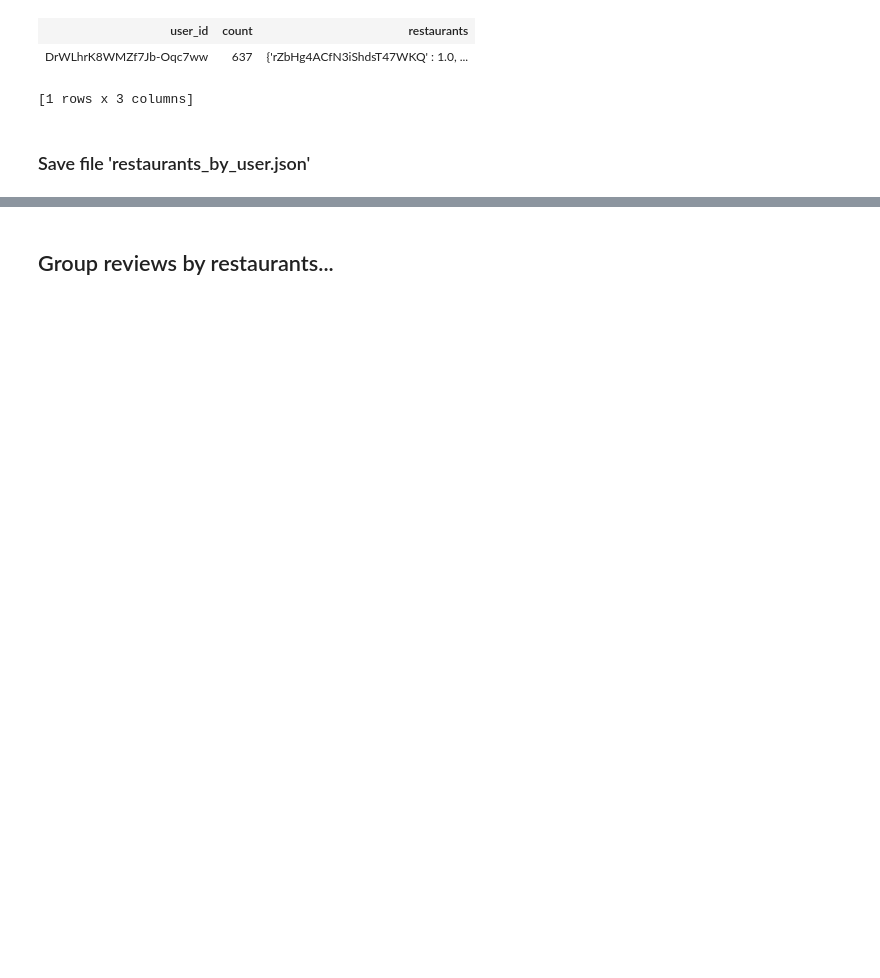
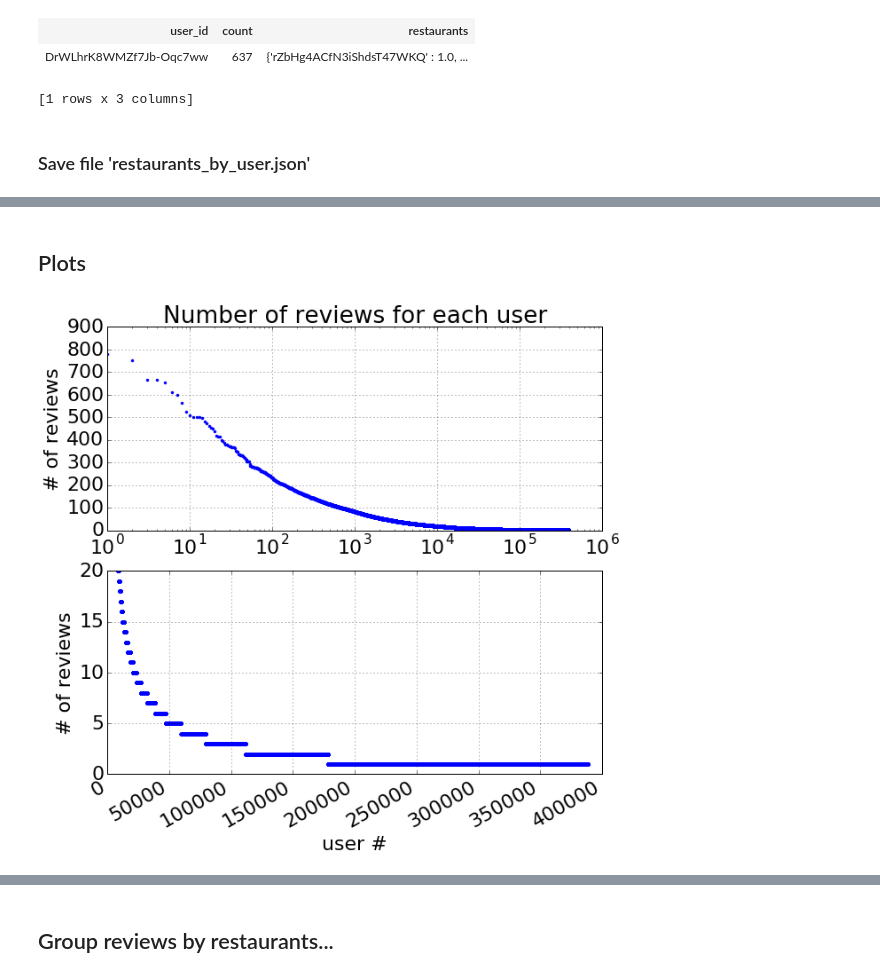
Before and after one commit to AeroGeekDean/traveler_eats_recommender, a Jupyter notebook: graphlab_scratchpad.ipynb, the cells around one changed output, grey strips where cells are left out. Drawn from its saved outputs; the diff is of its cells as text; code cells hidden in the pictures; blank space fills up the shorter version.

```diff
--- a/graphlab_scratchpad.ipynb
+++ b/graphlab_scratchpad.ipynb
@@ -293,0 +202,2 @@ Opening Canvas in default web browser.
+# %% [markdown]
+## Plots
@@ -294,2 +206,24 @@ Opening Canvas in default web browser.
+# %%
+fig = plt.figure(figsize=(10,10))
+fig.add_subplot(2,1,2)
+plt.plot(review_count_by_user['Count'], '.');
+plt.grid()
+plt.ylim([0,20])
+plt.xlabel('user #')
+plt.ylabel('# of reviews')
+# plt.title('Number of reviews for each user')
+fig.autofmt_xdate()
+
+fig.add_subplot(2,1,1)
+plt.semilogx(review_count_by_user['Count'], '.');
+plt.grid()
+# plt.xlabel('user #')
+plt.ylabel('# of reviews')
+plt.title('Number of reviews for each user')
+
+plt.savefig('user-reviews plot.png', format='png')
+plt.show()
+# %% [output]
+[figure, added]
 # %%
 plt.figure(figsize=(10,8))
```
Also changed, not shown: parts of 52 cells of this notebook, 1 other file.
